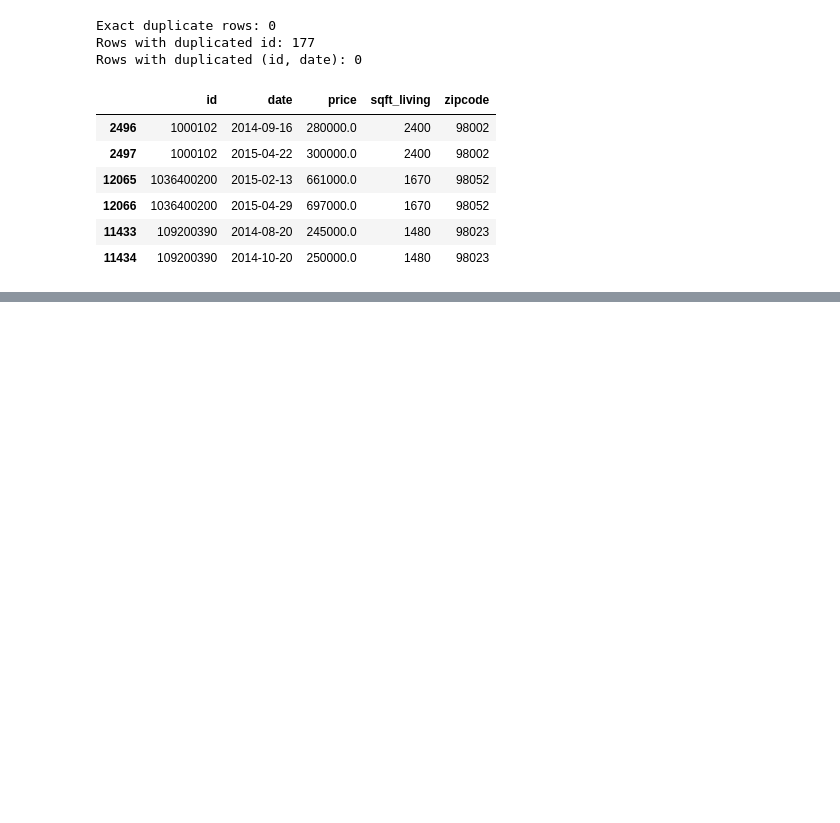
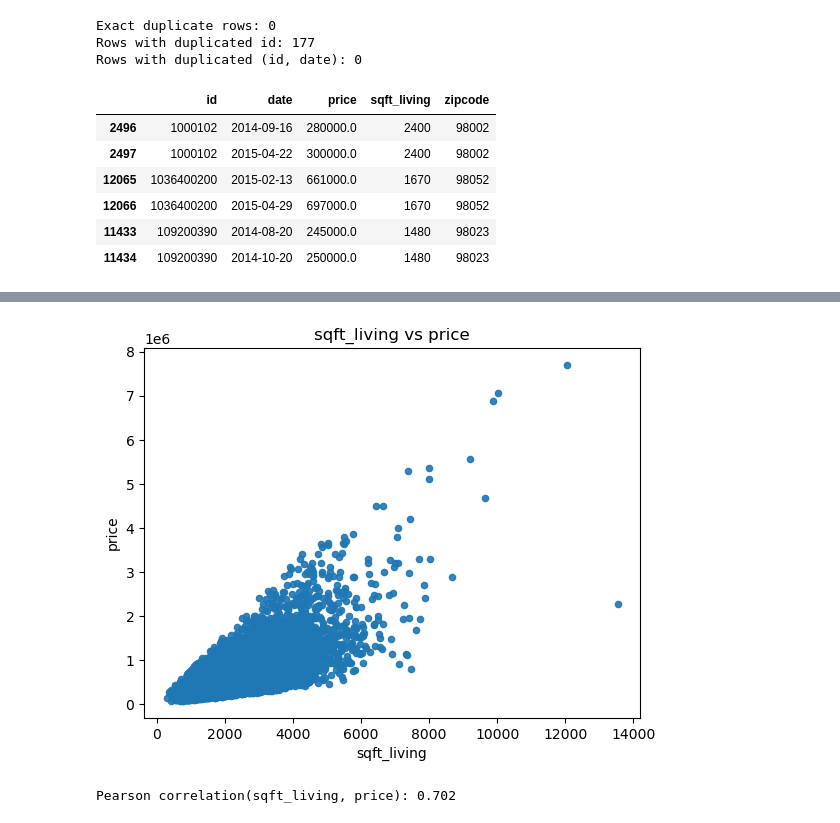
Before and after one commit to mmnsrti/ai_learning, a Jupyter notebook: ml/LinearRegression/LinearRegression.ipynb, the cells around one changed output, grey strips where cells are left out. Saved outputs shown, nothing was run; the diff lists cells and outputs as text; code cells hidden in the pictures; blank space fills up the shorter version.

```diff
--- a/ml/LinearRegression/LinearRegression.ipynb
+++ b/ml/LinearRegression/LinearRegression.ipynb
@@ -103,22 +103,13 @@ Rows with duplicated (id, date): 0
 | 11433 | 109200390 | 2014-08-20 | 245000.0 | 1480 | 98023 |
 | 11434 | 109200390 | 2014-10-20 | 250000.0 | 1480 | 98023 |
 # %%
-# Step 1
-df["sale_year"] = df["date"].dt.year
-df["house_age"] = df["sale_year"] - df["yr_built"]
-df["since_renov"] = np.where(df["yr_renovated"] > 0,
-                             df["sale_year"] - df["yr_renovated"],
-                             df["house_age"])
-df["bed_bath"] = df["bedrooms"] * df["bathrooms"]
+# Cell 2: choose 1 feature and clean
+FEATURE = "sqft_living"   # <- change me to e.g. "bedrooms", "bathrooms", etc.
+TARGET  = "price"
 
-target = "price"
-feature_cols = [
-    "bedrooms","bathrooms","sqft_living","sqft_lot","floors",
-    "waterfront","view","condition","grade","sqft_above","sqft_basement",
-    "lat","long","sqft_living15","sqft_lot15",
-    "house_age","since_renov","bed_bath",
-    "zipcode"  # categorical
-]
-X = df[feature_cols].copy()
-y = df[target].astype(float)
-groups = df["id"]  # used only for grouped splitting; NOT a feature
+# Keep only rows where feature and target are valid numbers
+keep = df[TARGET].notna() & df[FEATURE].notna() & (df[TARGET] > 0)
+data = df.loc[keep, [FEATURE, TARGET]].copy()
+
+print(data.describe().T)
+print("\nRows kept:", len(data))
@@ -124,0 +126,11 @@ groups = df["id"]  # used only for grouped splitting; NOT a feature
+# %%
+# Cell 3: visualize feature vs price
+ax = data.plot.scatter(x=FEATURE, y=TARGET, alpha=0.9)
+ax.set_title(f"{FEATURE} vs {TARGET}")
+plt.show()
+
+corr = data[[FEATURE, TARGET]].corr().iloc[0,1]
+print(f"Pearson correlation({FEATURE}, {TARGET}): {corr:.3f}")
+# %% [output]
+[figure, added]
+Pearson correlation(sqft_living, price): 0.702
```
Also changed, not shown: parts of 11 cells of this notebook, 1 other file.
